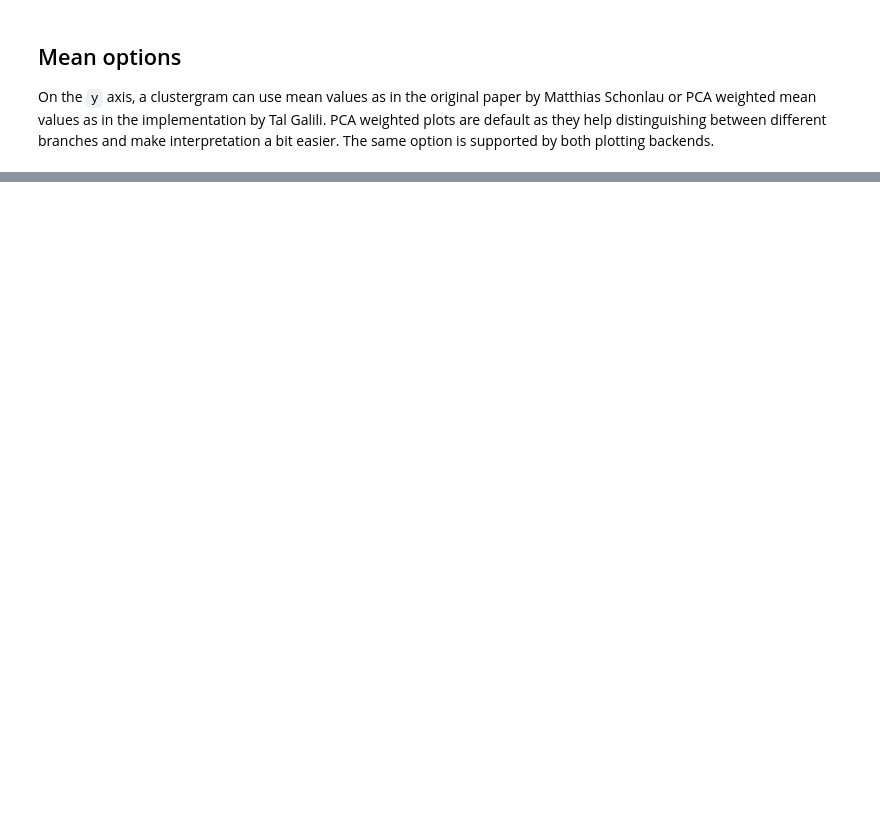
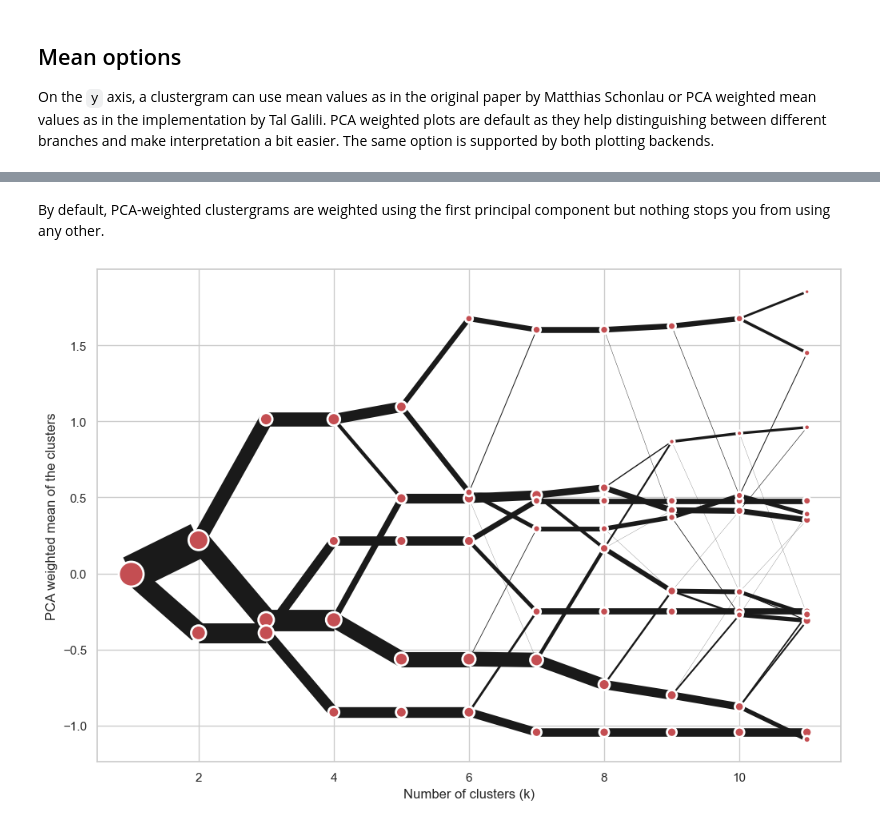
Before and after one commit to martinfleis/clustergram, a Jupyter notebook: doc/notebooks/plotting.ipynb, the cells around one changed output, grey strips where cells are left out. Saved outputs shown, nothing was run; the diff lists cells and outputs as text; code cells hidden in the pictures; blank space fills up the shorter version.

Commit message:
ENH: allow weighting by a custom principal component (#35)
* ENH: allow weighting by custom PC

* cuml

* lint

```diff
--- a/doc/notebooks/plotting.ipynb
+++ b/doc/notebooks/plotting.ipynb
@@ -138,0 +134,6 @@ cgram.plot(figsize=(12, 8), pca_weighted=False);
+# %% [markdown]
+By default, PCA-weighted clustergrams are weighted using the first principal component but nothing stops you from using any other.
+# %%
+cgram.plot(figsize=(12, 8), pca_weighted=True, pca_component=2);
+# %% [output]
+[figure, added]
```
Also changed, not shown: parts of 8 cells of this notebook, 3 other files.
